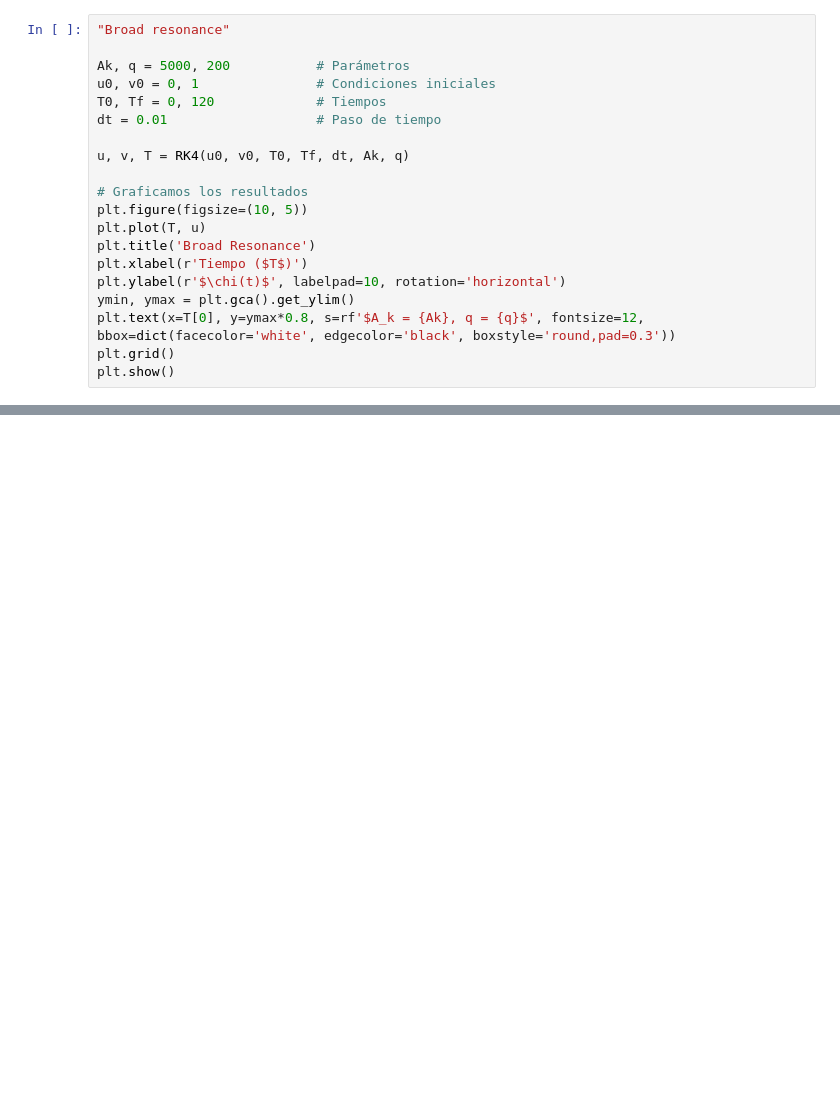
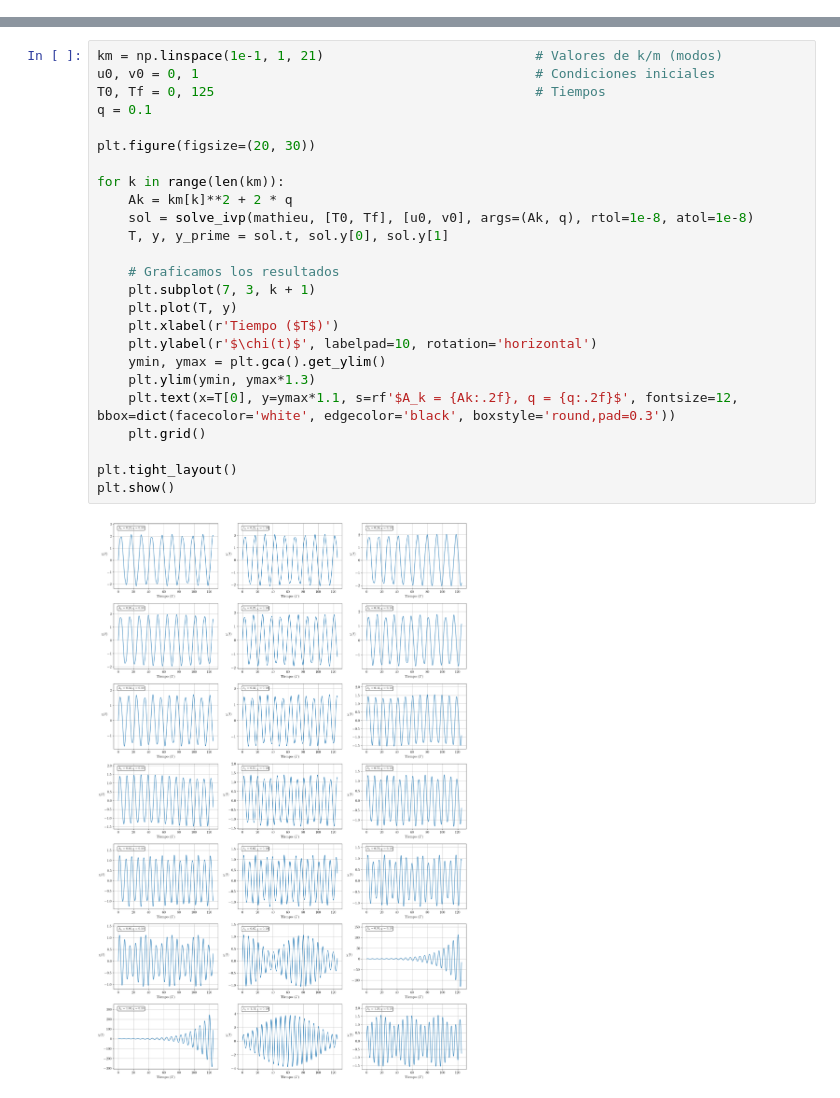
Before and after one commit to TomasCiccarella/Tesis, a Jupyter notebook: Mathieu/Mathieu.ipynb, the cells around one changed output, grey strips where cells are left out. Drawn from its saved outputs; the diff is of its cells as text; blank space fills up the shorter version.

```diff
--- a/Mathieu/Mathieu.ipynb
+++ b/Mathieu/Mathieu.ipynb
@@ -76,20 +0,0 @@ plt.show()
-# %%
-"Broad resonance"
-
-Ak, q = 5000, 200           # Parámetros
-u0, v0 = 0, 1               # Condiciones iniciales
-T0, Tf = 0, 120             # Tiempos
-dt = 0.01                   # Paso de tiempo
-
-u, v, T = RK4(u0, v0, T0, Tf, dt, Ak, q)
-
-# Graficamos los resultados
-plt.figure(figsize=(10, 5))
-plt.plot(T, u)
-plt.title('Broad Resonance')
-plt.xlabel(r'Tiempo ($T$)')
-plt.ylabel(r'$\chi(t)$', labelpad=10, rotation='horizontal')
-ymin, ymax = plt.gca().get_ylim()
-plt.text(x=T[0], y=ymax*0.8, s=rf'$A_k = {Ak}, q = {q}$', fontsize=12, bbox=dict(facecolor='white', edgecolor='black', boxstyle='round,pad=0.3'))
-plt.grid()
-plt.show()
@@ -229,0 +183,27 @@ plt.show()
+# %%
+km = np.linspace(1e-1, 1, 21)                           # Valores de k/m (modos)
+u0, v0 = 0, 1                                           # Condiciones iniciales
+T0, Tf = 0, 125                                         # Tiempos
+q = 0.1
+
+plt.figure(figsize=(20, 30))
+
+for k in range(len(km)):
+    Ak = km[k]**2 + 2 * q
+    sol = solve_ivp(mathieu, [T0, Tf], [u0, v0], args=(Ak, q), rtol=1e-8, atol=1e-8)
+    T, y, y_prime = sol.t, sol.y[0], sol.y[1]
+
+    # Graficamos los resultados
+    plt.subplot(7, 3, k + 1)
+    plt.plot(T, y)
+    plt.xlabel(r'Tiempo ($T$)')
+    plt.ylabel(r'$\chi(t)$', labelpad=10, rotation='horizontal')
+    ymin, ymax = plt.gca().get_ylim()
+    plt.ylim(ymin, ymax*1.3)
+    plt.text(x=T[0], y=ymax*1.1, s=rf'$A_k = {Ak:.2f}, q = {q:.2f}$', fontsize=12, bbox=dict(facecolor='white', edgecolor='black', boxstyle='round,pad=0.3'))
+    plt.grid()
+
+plt.tight_layout()
+plt.show()
+# %% [output]
+[figure, added]
```
Also changed, not shown: parts of 47 cells of this notebook, 8 other files.
